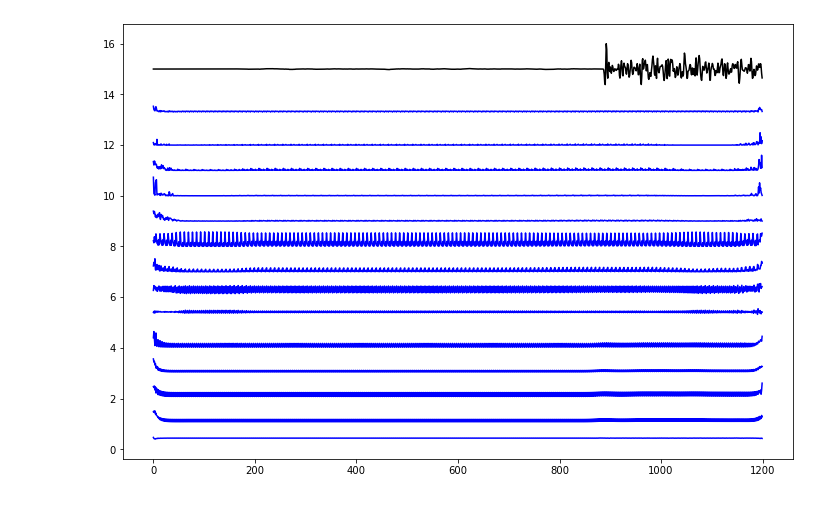
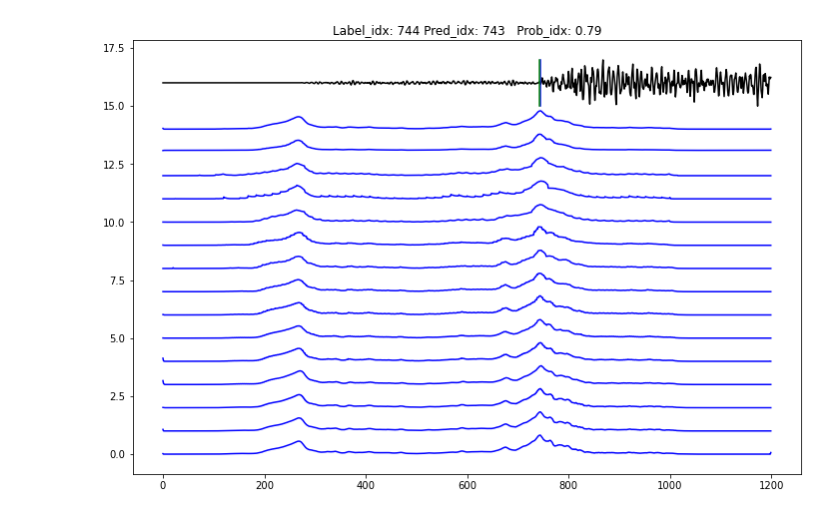
Before and after one commit to MrXiaoXiao/PickNet_keras, a Jupyter notebook: notebooks/Vis_Model_Pick_Performance.ipynb, the cells around one changed output. Saved outputs shown, nothing was run; the diff lists cells and outputs as text; code cells hidden in the pictures.

```diff
--- a/notebooks/Vis_Model_Pick_Performance.ipynb
+++ b/notebooks/Vis_Model_Pick_Performance.ipynb
@@ -9,5 +9,5 @@ import numpy as np
 import matplotlib.pyplot as plt
 from src.data.data_load_lib import get_from_STEAD, get_from_INSTANCE,  get_from_DiTing, get_instance_for_training,train_instance_plot
 # %%
-PickNet_model = tf.keras.models.load_model('../trained_models/PickNet_P_Focal_CB_BCE__0003.hdf5',compile=False)
+PickNet_model = tf.keras.models.load_model('../trained_models/PickNet_P_Focal_CB_BCE__0018.hdf5',compile=False)
 # %% [output]
@@ -41,7 +41,7 @@ temp_data_X, temp_data_Y = get_instance_for_training(dataset='STEAD',
                                                      data_channel_num = 1,
                                                      key = choice_key,
                                                      wave_type='P',
-                                                     shift_max = 400)
+                                                     shift_max = 200)
 
 check_id = np.random.randint(16)
 temp_data_X = temp_data_X[:,:]
@@ -64,9 +65,18 @@ res = PickNet_model.predict(temp_input)
 # %%
 dup_num = 14
 plt.figure(figsize=(12,8))
-plt.plot(temp_input[0,:,0] + dup_num + 1,color='k')
+plt.plot(temp_input[0,:,0] + dup_num + 2,color='k')
+pred_sum = np.sum(res,axis=0)/dup_num
+pred_pick = np.argmax(pred_sum[0,:,0])
+pred_prob = pred_sum[0,pred_pick,0]
+plt.plot([pred_pick,pred_pick], [dup_num+1, dup_num+3],color='b')
+label_pick = np.argmax(temp_data_Y[:,0])
+plt.plot([label_pick,label_pick], [dup_num+1, dup_num+3],color='g')
+plt.plot(pred_sum[0,:,0]+ dup_num,color='b')
 for dup_idx in range(dup_num):
     plt.plot(res[dup_idx][0,:,0] + dup_idx,color='b')
+plt.title('Label_idx: {:.0f} Pred_idx: {:.0f}   Prob_idx: {:.2f}'.format(pred_pick, label_pick, pred_prob))
 plt.show()
+plt.close()
 # %% [output]
-[figure, old version]
+[figure, new version]
```
Also changed, not shown: parts of 10 cells of this notebook, 12 other files.
